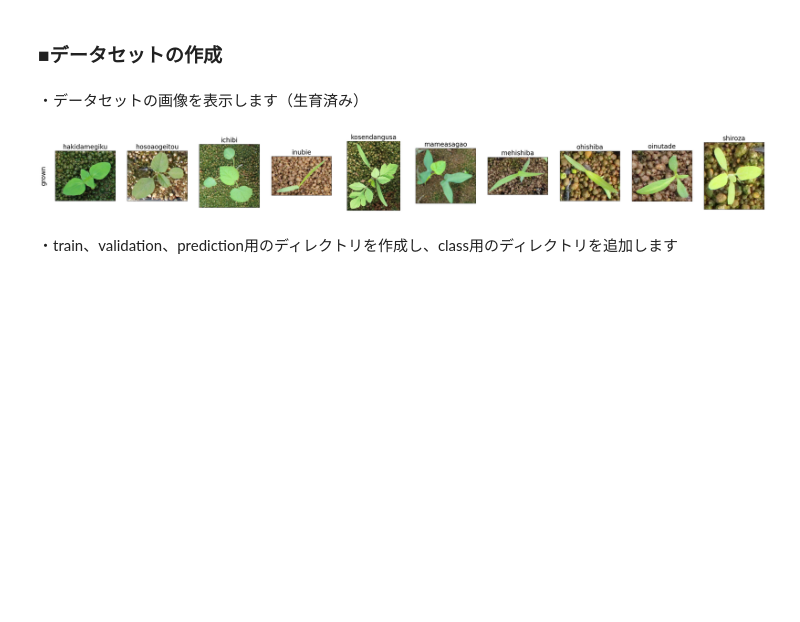
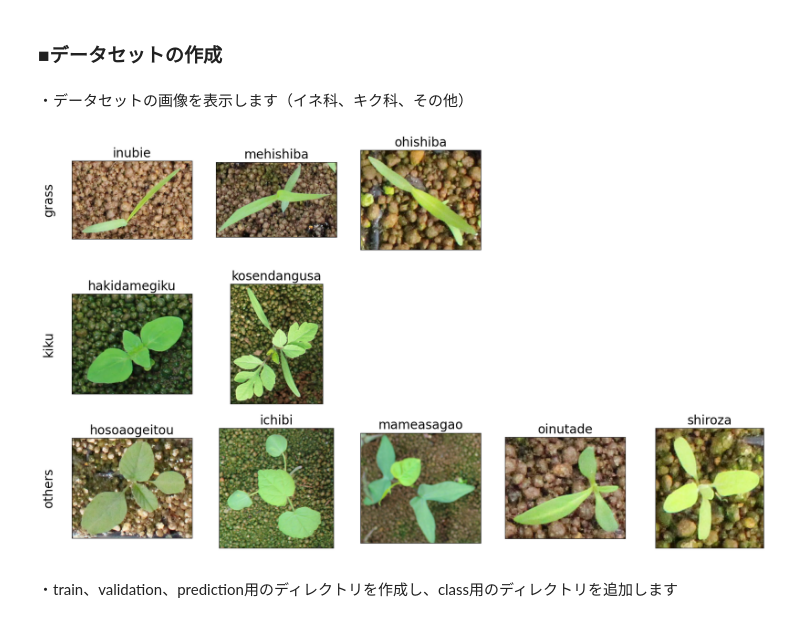
Before and after one commit to NikaMasa51/test_project, a Jupyter notebook: notebook/weed_training_04.ipynb, the cells around one changed output. Saved outputs shown, nothing was run; the diff lists cells and outputs as text; code cells hidden in the pictures; blank space fills up the shorter version.

```diff
--- a/notebook/weed_training_04.ipynb
+++ b/notebook/weed_training_04.ipynb
@@ -66,58 +66,92 @@ print("clusterファイルの解凍が完了しました。")
 # %% [markdown]
 ### ■データセットの作成
 # %% [markdown]
-・データセットの画像を表示します（生育済み）
+・データセットの画像を表示します（イネ科、キク科、その他）
 # %%
 import os
 import glob
 import matplotlib.pyplot as plt
 from PIL import Image
 
 def show_weed():
   #　雑草名と生育状態をリストに定義
   weed_names = ["hakidamegiku","hosoaogeitou","ichibi","inubie","kosendangusa","mameasagao","mehishiba","ohishiba","oinutade","shiroza"]
+  weed_categoly = {"hakidamegiku":"kiku","hosoaogeitou":"hosoaogeitou","ichibi":"ichibi",
+         "inubie":"grass","kosendangusa":"kiku","mameasagao":"mameasagao",
+         "mehishiba":"grass","ohishiba":"grass","oinutade":"oinutade","shiroza":"shiroza"}
   weed_type = ["sprout", "grown"]
 
   #　データ格納フォルダを指定
   input_dir = "./cluster"
 
   #　リストの長さを足して表示枚数を確認
-  hs = len(weed_names)
+  hs = 15 #len(weed_names)
 
   #　表示設定
-  col=len(weed_names)
+  col= 5 #len(weed_names)
   row=hs/col
   cols=col*4
   rows=row*4
   dpis = 100
 
   #　イメージの表示サイズ、解像度
   fig = plt.figure(figsize=(cols,rows),dpi=dpis)
 
   #　＊＊番目に指定
-  pi=1
+  pi1=1
+  pi2=6
+  pi3=11
 
-  #　イメージ表示
+  #　grassイメージ表示
   for weed_name in weed_names:
-    #　1段目
-    img_path = os.path.join(input_dir, weed_name, weed_type[1])
-    img_list = os.listdir(img_path)
-    plot_num = pi
-    ax=fig.add_subplot(row, col, plot_num)
-    ax.set_title(weed_name, fontsize=20)
-    if plot_num == 1:
-      plt.ylabel(weed_type[1], fontsize=20) # y軸ラベル
-    img = Image.open(os.path.join(img_path, img_list[2]))
-    plt.xticks(color="None")
-    plt.yticks(color="None")
-    plt.tick_params(length=0)
-    plt.imshow(img, cmap='gray')
-    pi = pi+1
+    if weed_categoly[weed_name] == "grass":
+      img_path = os.path.join(input_dir, weed_name, weed_type[1])
+      img_list = os.listdir(img_path)
+      plot_num = pi1
+      ax=fig.add_subplot(row, col, plot_num)
+      ax.set_title(weed_name, fontsize=20)
+      if plot_num == 1:
+        plt.ylabel("grass", fontsize=20) # y軸ラベル
+      img = Image.open(os.path.join(img_path, img_list[2]))
+      plt.xticks(color="None")
+      plt.yticks(color="None")
+      plt.tick_params(length=0)
+      plt.imshow(img, cmap='gray')
+      pi1 = pi1+1
+    elif weed_categoly[weed_name] == "kiku":
+      img_path = os.path.join(input_dir, weed_name, weed_type[1])
+      img_list = os.listdir(img_path)
+      plot_num = pi2
+      ax=fig.add_subplot(row, col, plot_num)
+      ax.set_title(weed_name, fontsize=20)
+      if plot_num == 6:
+        plt.ylabel("kiku", fontsize=20) # y軸ラベル
+      img = Image.open(os.path.join(img_path, img_list[2]))
+      plt.xticks(color="None")
+      plt.yticks(color="None")
+      plt.tick_params(length=0)
+      plt.imshow(img, cmap='gray')
+      pi2 = pi2+1
+    else:
+      img_path = os.path.join(input_dir, weed_name, weed_type[1])
+      img_list = os.listdir(img_path)
+      plot_num = pi3
+      ax=fig.add_subplot(row, col, plot_num)
+      ax.set_title(weed_name, fontsize=20)
+      if plot_num == 11:
+        plt.ylabel("others", fontsize=20) # y軸ラベル
+      img = Image.open(os.path.join(img_path, img_list[2]))
+      plt.xticks(color="None")
+      plt.yticks(color="None")
+      plt.tick_params(length=0)
+      plt.imshow(img, cmap='gray')
+      pi3 = pi3+1
+
   fig.align_labels()
 
 show_weed()
 # %% [output]
-[figure, old version]
+[figure, new version]
 # %% [markdown]
 ・train、validation、prediction用のディレクトリを作成し、class用のディレクトリを追加します
 # %%
```
Also changed, not shown: parts of 5 cells of this notebook.
